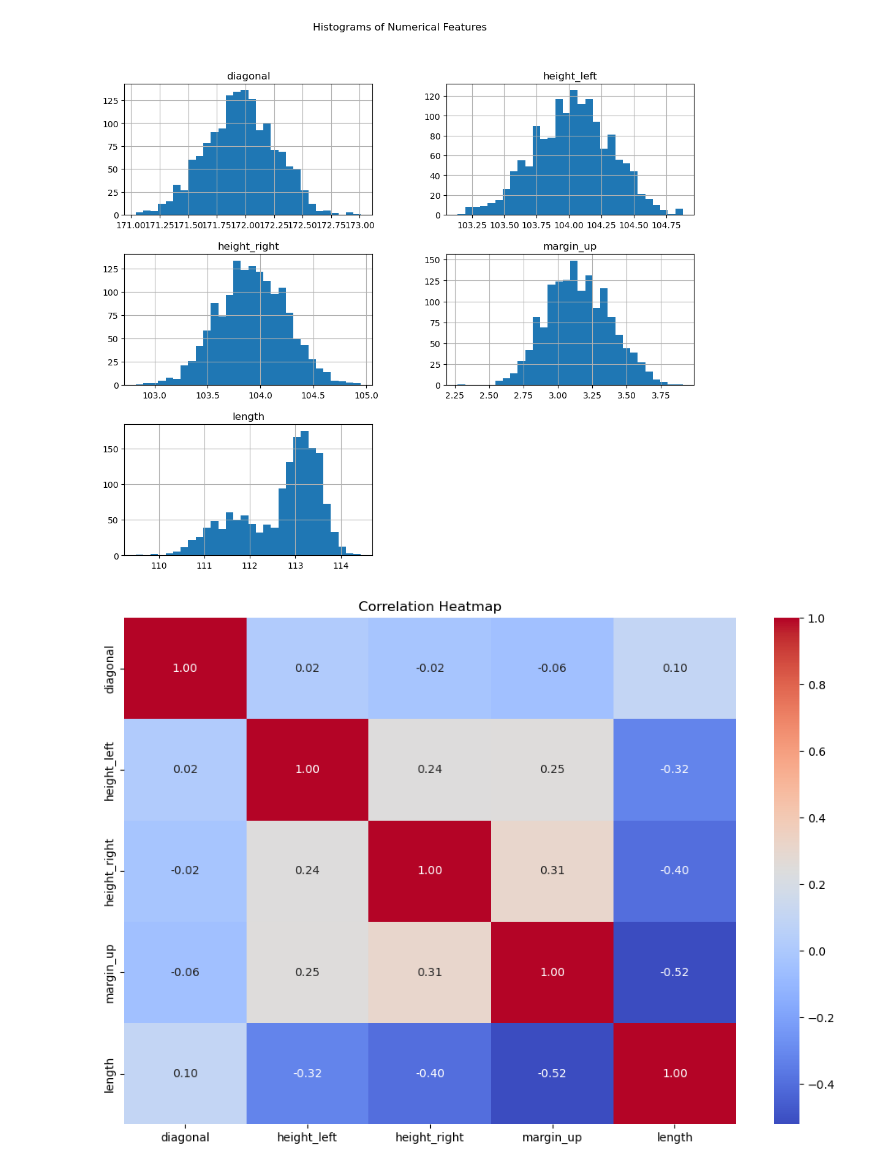
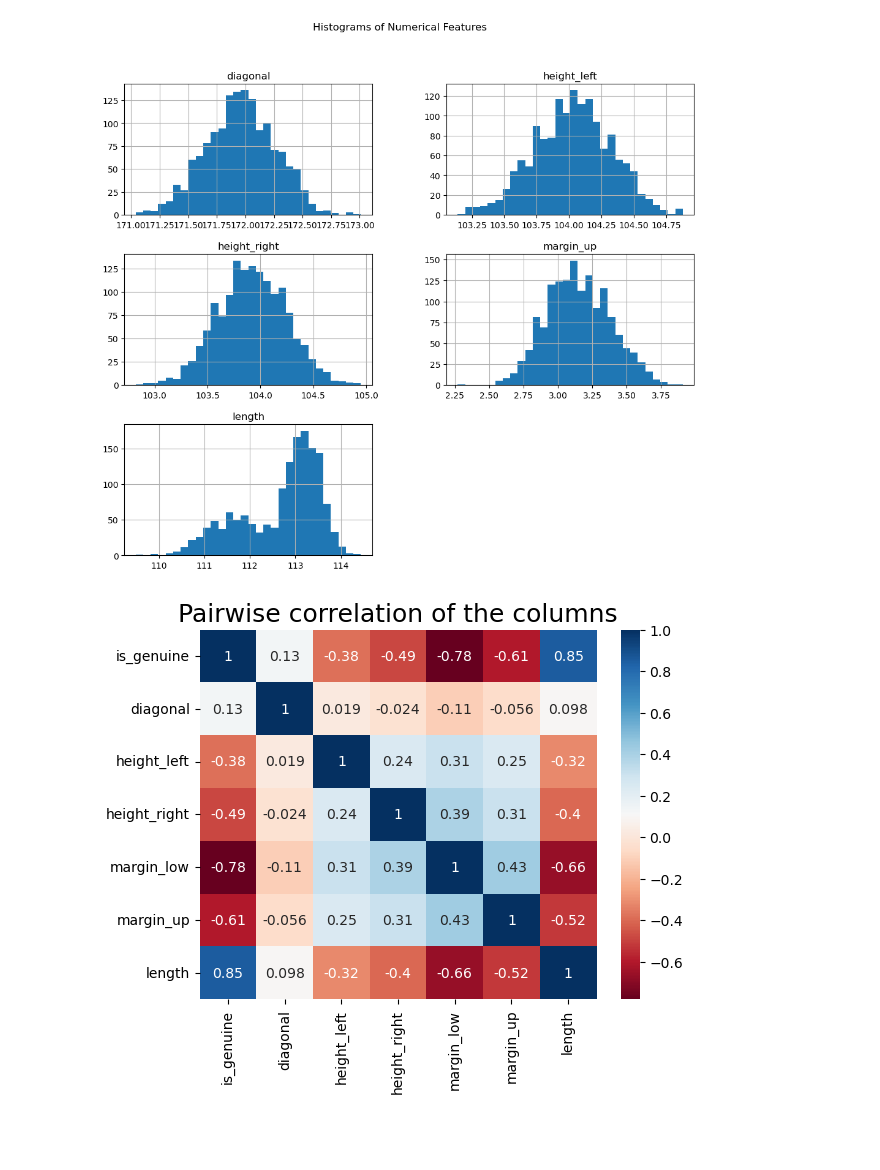
Before and after one commit to khamedtaha/AI-MSc-Semester1, a Jupyter notebook: Programming for Data Science/Project/Khamed_Mohammedtaha_M1_IA_P2.ipynb, the cells around one changed output. Cells and saved outputs as stored; diff of their text form; code cells hidden in the pictures; blank space fills up the shorter version.

```diff
--- a/Programming for Data Science/Project/Khamed_Mohammedtaha_M1_IA_P2.ipynb
+++ b/Programming for Data Science/Project/Khamed_Mohammedtaha_M1_IA_P2.ipynb
@@ -171,4 +241,4 @@ X_train , X_test , y_train , y_test = train_test_split( X , y , test_size = 0.2
 # %%
-model = DecisionTreeRegressor(random_state = 0)
-model.fit(X_train, y_train)
+model_dtr = DecisionTreeRegressor(random_state = 42)
+model_dtr.fit(X_train, y_train)
 # %% [output]
@@ -176,6 +246,6 @@ DecisionTreeRegressor(random_state=0)
 # %%
 X_missing = missing_data.drop(columns=['margin_low'])
-predictions = model.predict(X_missing)
+predictions = model_dtr.predict(X_missing)
 # %%
 from sklearn.metrics import r2_score
 
@@ -241,9 +357,8 @@ plt.show()
 # %% [output]
 [figure]
 # %%
-plt.figure(figsize=(12, 8))
-sns.heatmap(df[numerical_columns].corr(), annot=True, cmap='coolwarm', fmt='.2f')
-plt.title("Correlation Heatmap")
+sns.heatmap(df.corr(), annot = True, cmap="RdBu")
+plt.title("Pairwise correlation of the columns", fontsize = 18)
 plt.show()
 # %% [output]
-[figure, old version]
+[figure, new version]
```
Also changed, not shown: parts of 54 cells of this notebook, 1 other file.
